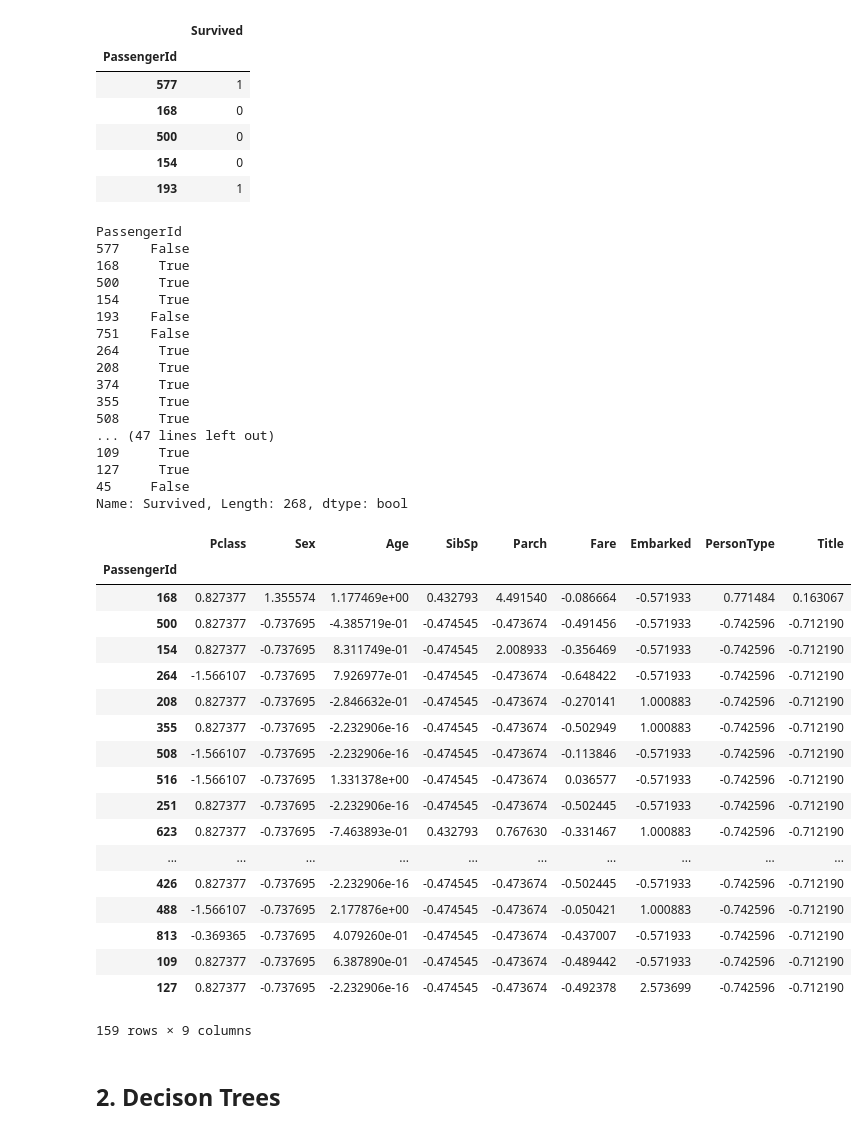
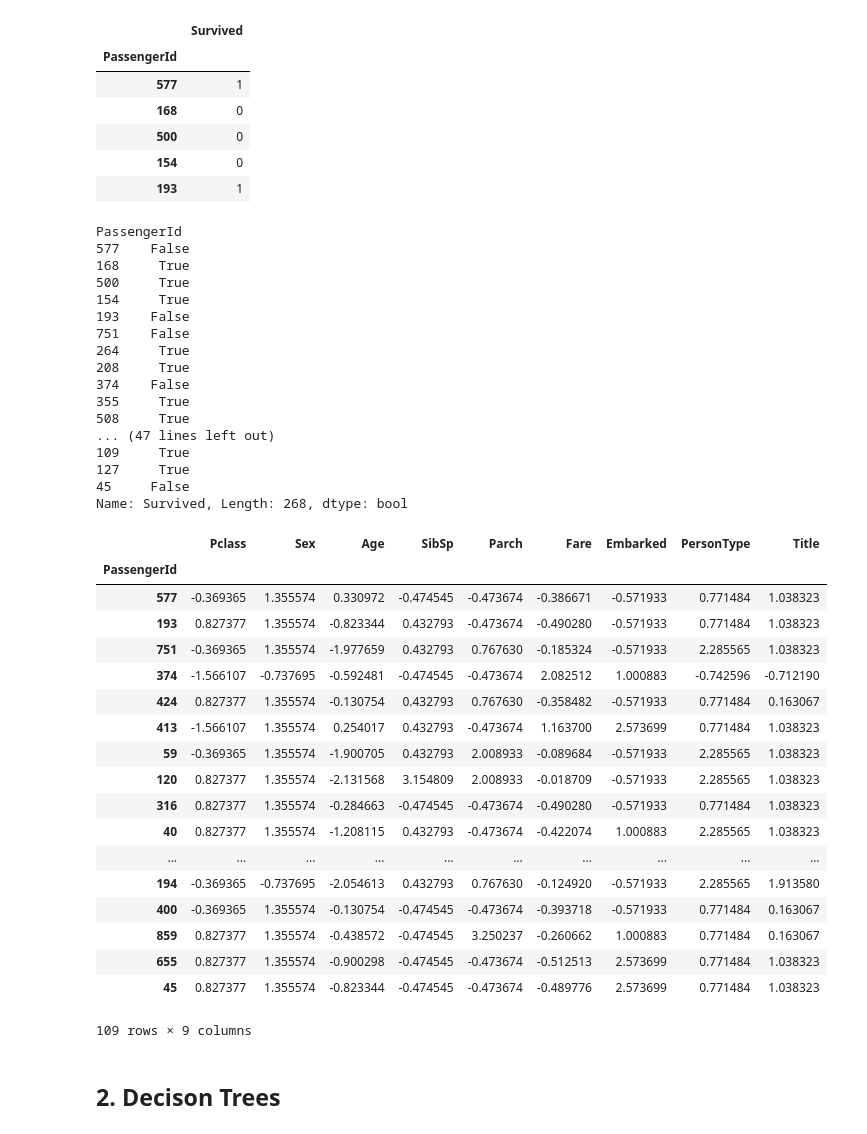
Before and after one commit to LIKERoboLab/ml_workshop_1, a Jupyter notebook: 04_Models.ipynb, the cells around one changed output. Cells and saved outputs as stored; diff of their text form; code cells hidden in the pictures.

```diff
--- a/04_Models.ipynb
+++ b/04_Models.ipynb
@@ -42,8 +42,8 @@ X[X['Age'].isnull()]
 $$ \frac{1}{2m} \sum_i (h(x_i) - y_i)^2 \text{ mit } h(x) = m*x + t$$
 $$  $$
 # %%
-from sklearn import linear_model
-model_lr = linear_model.LogisticRegression()
+from sklearn.linear_model import LogisticRegression
+model_lr = LogisticRegression()
 # %% [markdown]
 ### Model fitting
 # %%
@@ -212,7 +214,7 @@ PassengerId
 751    False
 264     True
 208     True
-374     True
+374    False
 355     True
 508     True
 ... (47 lines left out)
@@ -221,27 +223,27 @@ PassengerId
 45     False
 Name: Survived, Length: 268, dtype: bool
 # %%
-X_val[X_val_prediction['Survived'] == y_val[1]]
+X_val[X_val_prediction['Survived'] != y_val[1]]
 # %% [output]
 |  | Pclass | Sex | Age | SibSp | Parch | Fare | Embarked | PersonType | Title |
 | PassengerId |  |  |  |  |  |  |  |  |  |
-| 168 | 0.827377 | 1.355574 | 1.177469e+00 | 0.432793 | 4.491540 | -0.086664 | -0.571933 | 0.771484 | 0.163067 |
-| 500 | 0.827377 | -0.737695 | -4.385719e-01 | -0.474545 | -0.473674 | -0.491456 | -0.571933 | -0.742596 | -0.712190 |
-| 154 | 0.827377 | -0.737695 | 8.311749e-01 | -0.474545 | 2.008933 | -0.356469 | -0.571933 | -0.742596 | -0.712190 |
-| 264 | -1.566107 | -0.737695 | 7.926977e-01 | -0.474545 | -0.473674 | -0.648422 | -0.571933 | -0.742596 | -0.712190 |
-| 208 | 0.827377 | -0.737695 | -2.846632e-01 | -0.474545 | -0.473674 | -0.270141 | 1.000883 | -0.742596 | -0.712190 |
-| 355 | 0.827377 | -0.737695 | -2.232906e-16 | -0.474545 | -0.473674 | -0.502949 | 1.000883 | -0.742596 | -0.712190 |
-| 508 | -1.566107 | -0.737695 | -2.232906e-16 | -0.474545 | -0.473674 | -0.113846 | -0.571933 | -0.742596 | -0.712190 |
-| 516 | -1.566107 | -0.737695 | 1.331378e+00 | -0.474545 | -0.473674 | 0.036577 | -0.571933 | -0.742596 | -0.712190 |
-| 251 | 0.827377 | -0.737695 | -2.232906e-16 | -0.474545 | -0.473674 | -0.502445 | -0.571933 | -0.742596 | -0.712190 |
-| 623 | 0.827377 | -0.737695 | -7.463893e-01 | 0.432793 | 0.767630 | -0.331467 | 1.000883 | -0.742596 | -0.712190 |
+| 577 | -0.369365 | 1.355574 | 0.330972 | -0.474545 | -0.473674 | -0.386671 | -0.571933 | 0.771484 | 1.038323 |
+| 193 | 0.827377 | 1.355574 | -0.823344 | 0.432793 | -0.473674 | -0.490280 | -0.571933 | 0.771484 | 1.038323 |
+| 751 | -0.369365 | 1.355574 | -1.977659 | 0.432793 | 0.767630 | -0.185324 | -0.571933 | 2.285565 | 1.038323 |
+| 374 | -1.566107 | -0.737695 | -0.592481 | -0.474545 | -0.473674 | 2.082512 | 1.000883 | -0.742596 | -0.712190 |
+| 424 | 0.827377 | 1.355574 | -0.130754 | 0.432793 | 0.767630 | -0.358482 | -0.571933 | 0.771484 | 0.163067 |
+| 413 | -1.566107 | 1.355574 | 0.254017 | 0.432793 | -0.473674 | 1.163700 | 2.573699 | 0.771484 | 1.038323 |
+| 59 | -0.369365 | 1.355574 | -1.900705 | 0.432793 | 2.008933 | -0.089684 | -0.571933 | 2.285565 | 1.038323 |
+| 120 | 0.827377 | 1.355574 | -2.131568 | 3.154809 | 2.008933 | -0.018709 | -0.571933 | 2.285565 | 1.038323 |
+| 316 | 0.827377 | 1.355574 | -0.284663 | -0.474545 | -0.473674 | -0.490280 | -0.571933 | 0.771484 | 1.038323 |
+| 40 | 0.827377 | 1.355574 | -1.208115 | 0.432793 | -0.473674 | -0.422074 | 1.000883 | 2.285565 | 1.038323 |
 | ... | ... | ... | ... | ... | ... | ... | ... | ... | ... |
-| 426 | 0.827377 | -0.737695 | -2.232906e-16 | -0.474545 | -0.473674 | -0.502445 | -0.571933 | -0.742596 | -0.712190 |
-| 488 | -1.566107 | -0.737695 | 2.177876e+00 | -0.474545 | -0.473674 | -0.050421 | 1.000883 | -0.742596 | -0.712190 |
-| 813 | -0.369365 | -0.737695 | 4.079260e-01 | -0.474545 | -0.473674 | -0.437007 | -0.571933 | -0.742596 | -0.712190 |
-| 109 | 0.827377 | -0.737695 | 6.387890e-01 | -0.474545 | -0.473674 | -0.489442 | -0.571933 | -0.742596 | -0.712190 |
-| 127 | 0.827377 | -0.737695 | -2.232906e-16 | -0.474545 | -0.473674 | -0.492378 | 2.573699 | -0.742596 | -0.712190 |
+| 194 | -0.369365 | -0.737695 | -2.054613 | 0.432793 | 0.767630 | -0.124920 | -0.571933 | 2.285565 | 1.913580 |
+| 400 | -0.369365 | 1.355574 | -0.130754 | -0.474545 | -0.473674 | -0.393718 | -0.571933 | 0.771484 | 0.163067 |
+| 859 | 0.827377 | 1.355574 | -0.438572 | -0.474545 | 3.250237 | -0.260662 | 1.000883 | 0.771484 | 0.163067 |
+| 655 | 0.827377 | 1.355574 | -0.900298 | -0.474545 | -0.473674 | -0.512513 | 2.573699 | 0.771484 | 1.038323 |
+| 45 | 0.827377 | 1.355574 | -0.823344 | -0.474545 | -0.473674 | -0.489776 | 2.573699 | 0.771484 | 1.038323 |
-159 rows × 9 columns
+109 rows × 9 columns
 # %% [markdown]
 ## 2. Decison Trees
 # %%
```
Also changed, not shown: parts of 17 cells of this notebook, 4 other files.
